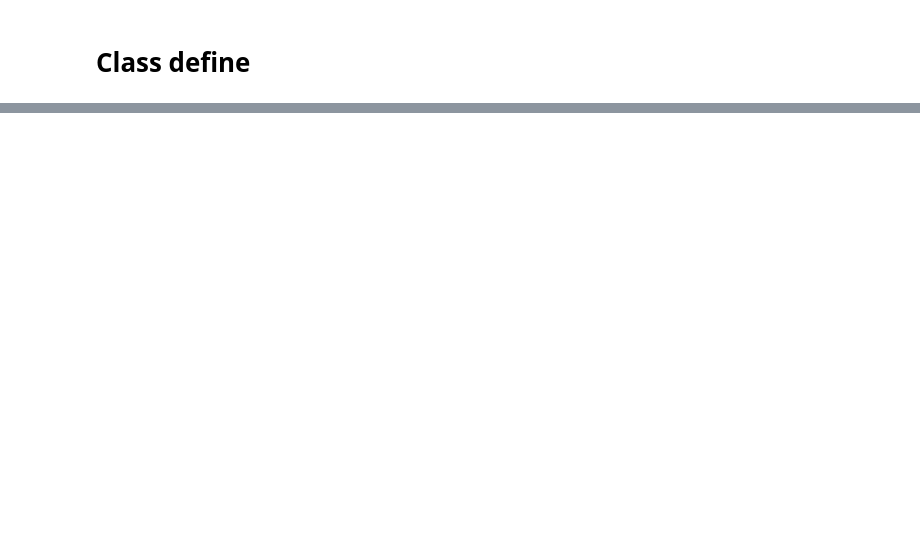
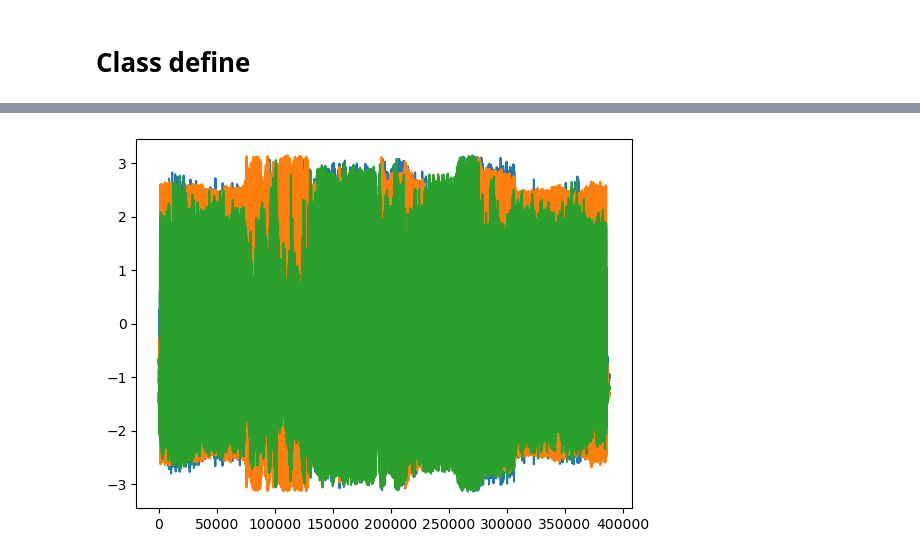
Before and after one commit to JaehoJang-Ipinlabs/ipinlabs.sensorio, a Jupyter notebook: KF_refactoring.ipynb, the cells around one changed output, grey strips where cells are left out. Drawn from its saved outputs; the diff is of its cells as text; code cells hidden in the pictures; blank space fills up the shorter version.

```diff
--- a/KF_refactoring.ipynb
+++ b/KF_refactoring.ipynb
@@ -5,0 +322,2 @@ import pandas as pd
+# %%
+foo = TrialData(filelist.get_dirlist(0), sensorlist = ['acc','linacc','gyro','mag','gps','game'], dt = int(1e6))
@@ -5,0 +347,4 @@ import pandas as pd
+# %%
+mag = foo.interpolated['MAGNETIC_FIELD']
+acc = foo.interpolated['ACCELEROMETER']
+grv = foo.interpolated['GAME_ROTATION_VECTOR']
@@ -5,0 +400,5 @@ import pandas as pd
+# %%
+plt.plot(Rot.from_matrix(np.flip(R,[1,2])).as_rotvec())
+plt.show()
+# %% [output]
+[figure, added]
```
Also changed, not shown: parts of 32 cells of this notebook.
